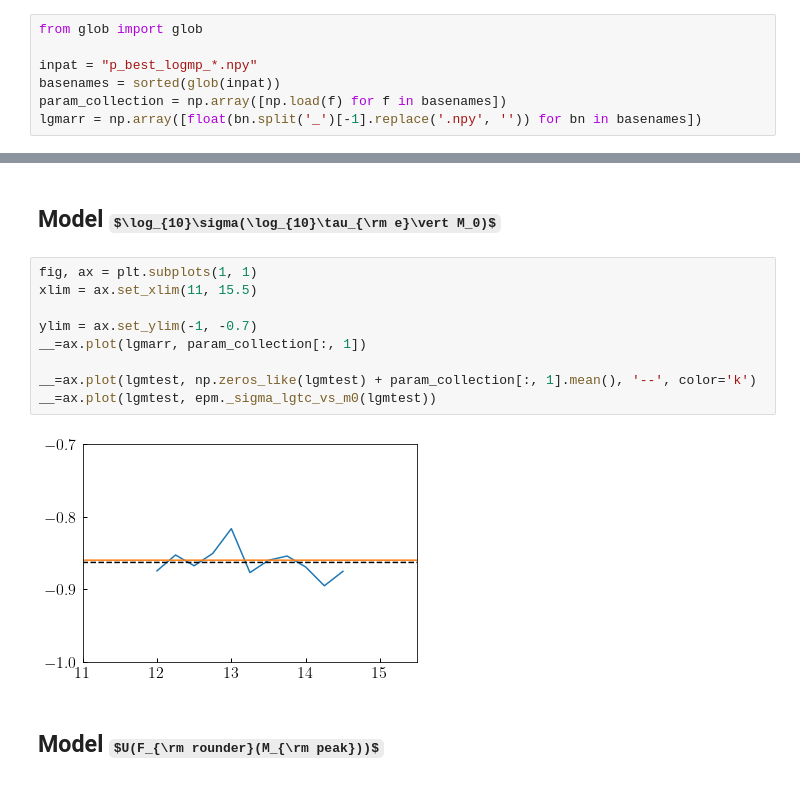
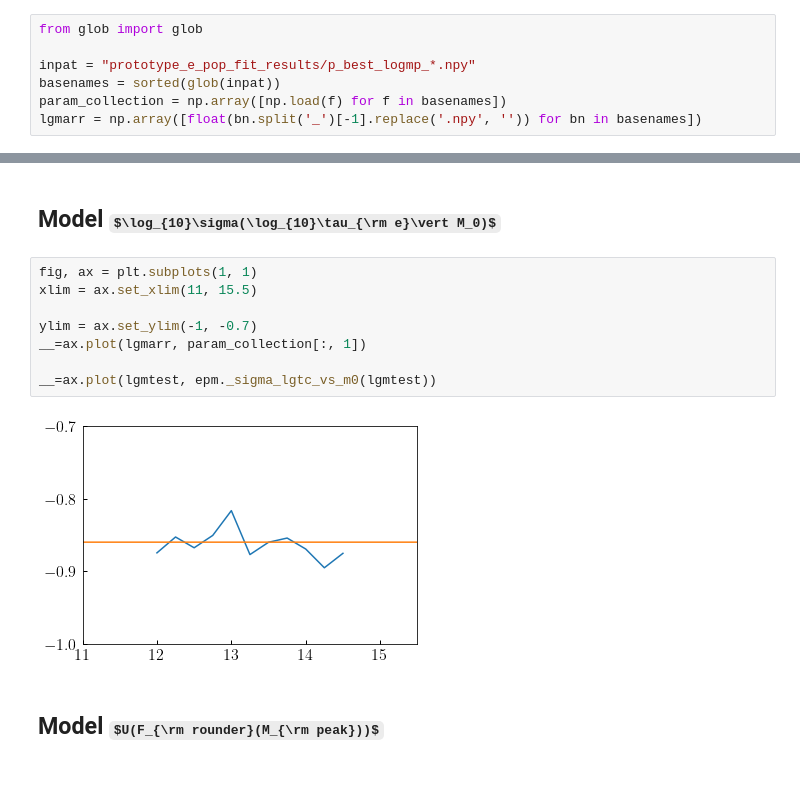
Before and after one commit to BaryonPasters/diffprof, a Jupyter notebook: notebooks/model_best_fit_params.ipynb, the cells around one changed output, grey strips where cells are left out. Drawn from its saved outputs; the diff is of its cells as text; some formulas as TeX source.

```diff
--- a/notebooks/model_best_fit_params.ipynb
+++ b/notebooks/model_best_fit_params.ipynb
@@ -7,7 +7,7 @@ In this notebook, we'll use the results of the previous notebook, in which we re
 # %%
 from glob import glob
 
-inpat = "p_best_logmp_*.npy"
+inpat = "prototype_e_pop_fit_results/p_best_logmp_*.npy"
 basenames = sorted(glob(inpat))
 param_collection = np.array([np.load(f) for f in basenames])
 lgmarr = np.array([float(bn.split('_')[-1].replace('.npy', '')) for bn in basenames])
@@ -37,14 +37,13 @@ __=ax.plot(lgmtest, epm._mean_lgtc_vs_m0(lgmtest))
 # %%
 fig, ax = plt.subplots(1, 1)
 xlim = ax.set_xlim(11, 15.5)
 
 ylim = ax.set_ylim(-1, -0.7)
 __=ax.plot(lgmarr, param_collection[:, 1])
 
-__=ax.plot(lgmtest, np.zeros_like(lgmtest) + param_collection[:, 1].mean(), '--', color='k')
 __=ax.plot(lgmtest, epm._sigma_lgtc_vs_m0(lgmtest))
 # %% [output]
-[figure, old version]
+[figure, new version]
 # %% [markdown]
 ## Model $U(F_{\rm rounder}(M_{\rm peak}))$
 # %%
```
Also changed, not shown: parts of 14 cells of this notebook, 12 other files.
